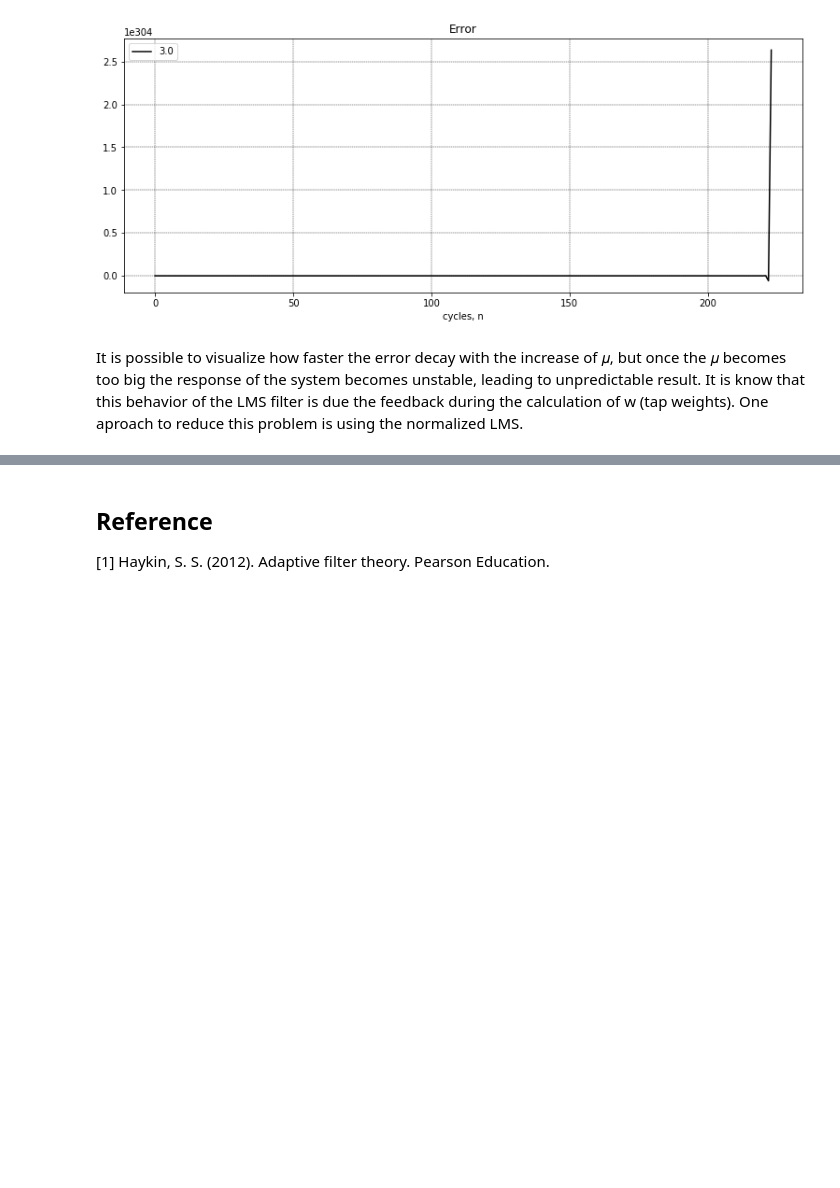
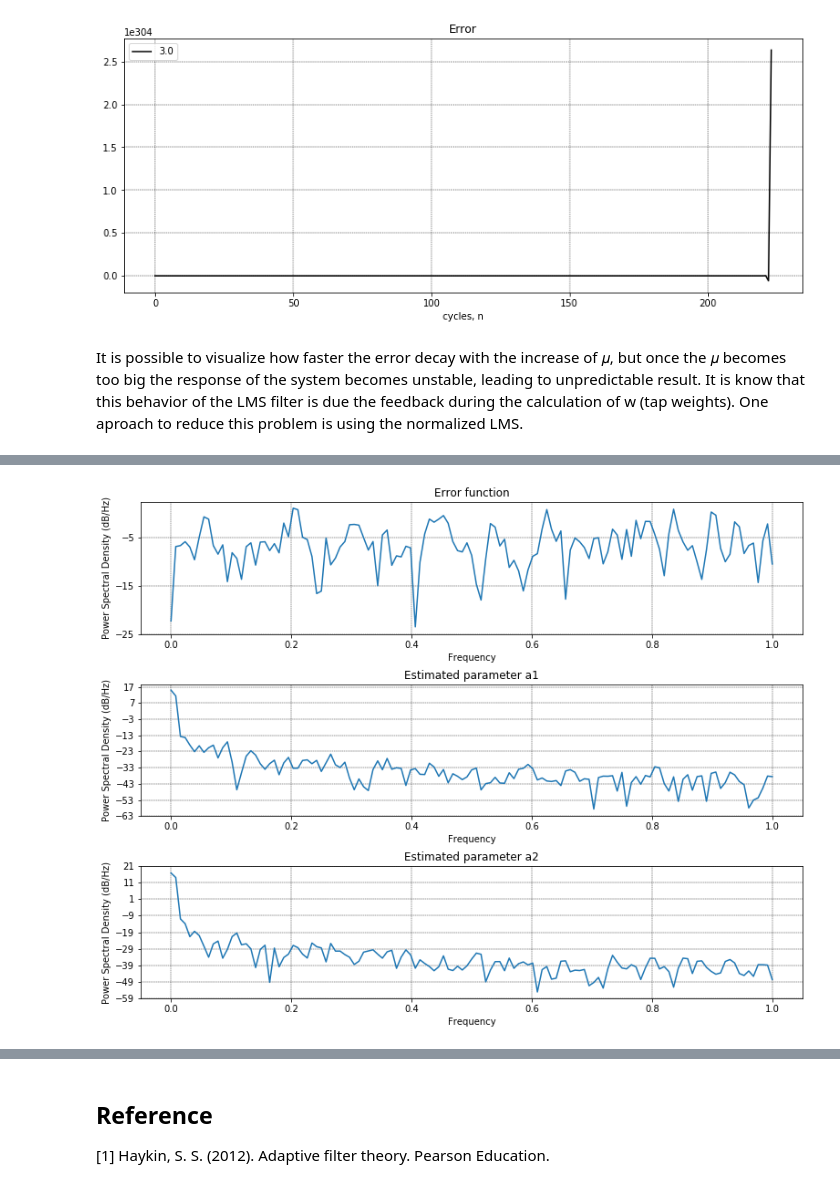
Before and after one commit to natanaelmgomes/AF4_LMS_NLMS, a Jupyter notebook: AF4_LMS_NLMS.ipynb, the cells around one changed output, grey strips where cells are left out. Saved outputs shown, nothing was run; the diff lists cells and outputs as text; code cells hidden in the pictures; blank space fills up the shorter version.

```diff
--- a/AF4_LMS_NLMS.ipynb
+++ b/AF4_LMS_NLMS.ipynb
@@ -267,0 +327,17 @@ plt.show()
+# %%
+# The exercise asks to plot power spectral plots
+#plot the result
+fig, ax = plt.subplots(3,1,figsize=(13,10))
+ax[0].set_title('Error function')
+ax[0].psd(e)
+ax[0].set_xlabel('Frequency'), ax[0].grid(linestyle='--',linewidth='0.4', color='black')
+ax[1].set_title('Estimated parameter a1')
+ax[1].psd(e1)
+ax[1].set_xlabel('Frequency'), ax[1].grid(linestyle='--',linewidth='0.4', color='black')
+ax[2].set_title('Estimated parameter a2')
+ax[2].psd(e2)
+ax[2].set_xlabel('Frequency'), ax[2].grid(linestyle='--',linewidth='0.4', color='black')
+plt.subplots_adjust(hspace = 0.38, wspace = 0.1)
+plt.show()
+# %% [output]
+[figure, added]
```
Also changed, not shown: parts of 11 cells of this notebook.
